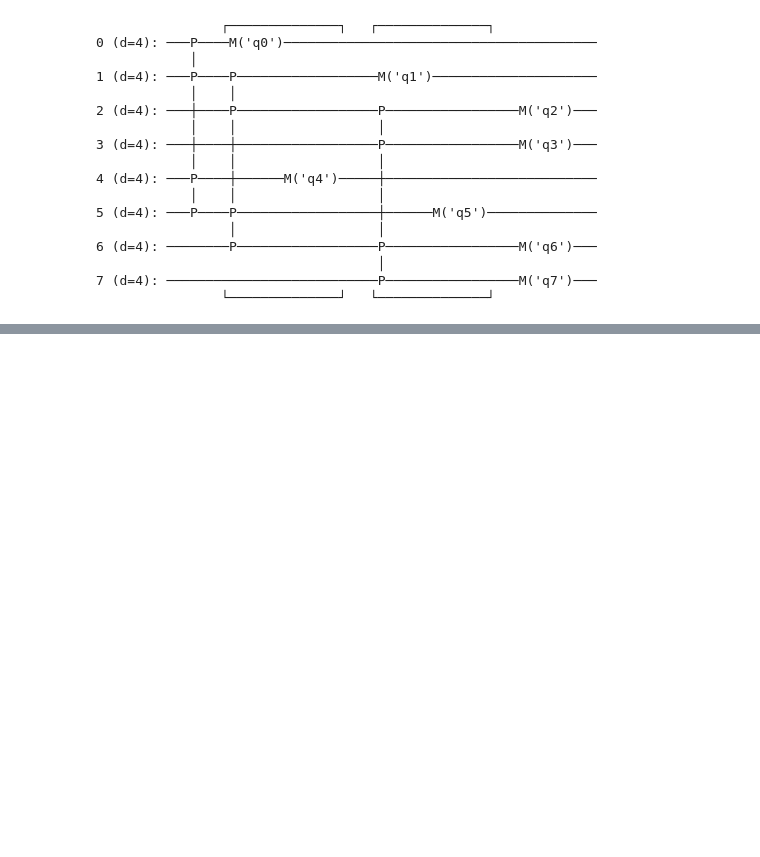
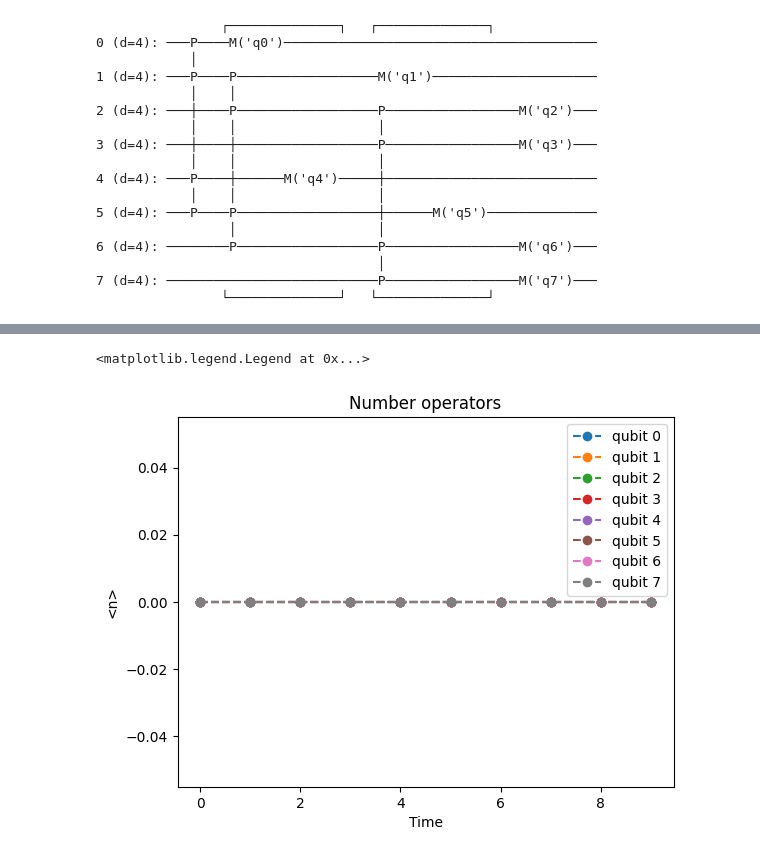
Before and after one commit to rodolfocarobene/qudit_simulations, a Jupyter notebook: notebooks/tv_model.ipynb, the cells around one changed output, grey strips where cells are left out. Cells and saved outputs as stored; diff of their text form; code cells hidden in the pictures; blank space fills up the shorter version.

Commit message:
number operator evolution

```diff
--- a/notebooks/tv_model.ipynb
+++ b/notebooks/tv_model.ipynb
@@ -217,20 +217,3 @@ results[0][0]
                                     │
 7 (d=4): ───────────────────────────P─────────────────M('q7')───
                 └──────────────┘   └──────────────┘
-# %%
-# Example of post-processing
-
-result_states = [from_measurements_to_state(res[1]) for res in results]
-def apply_number_op_to_q0(state):
-    len_single_state = len(state)//4
-    substate = state[len_single_state:len_single_state*2]
-    sum_square = 0
-    for el in substate:
-        sum_square += el**2
-    return sum_square
-
-plt.plot(temps, [apply_number_op_to_q0(state) for state in result_states], "o--")
-
-plt.title("Expectation value of the number operator on q0")
-plt.xlabel("Time")
-plt.ylabel("<n>")
@@ -315,0 +301,27 @@ plt.ylim(-0.5, 1.5)
+# %%
+subsystems = [
+    [0], [1], [2], [3], [4], [5], [6], [7]
+]
+num_evol_res = {str(i[0]): [] for i in subsystems}
+for idx, qubit in enumerate(subsystems):
+    for state in result_states:
+        sub_res = extract_plaquette(state, qubit)
+        horizontal = Transpose(Matrix(sub_res))
+        vertical = Matrix(sub_res)
+
+        operator = 0.5 * sy_id - 0.5 * sy_gamma_5
+
+        expectation_value = (horizontal * (operator * vertical))[0]
+        num_evol_res[str(idx)].append(expectation_value)
+
+for key in num_evol_res:
+    plt.plot(temps, num_evol_res[key], "o--", label=f"qubit {key}")
+
+plt.title("Number operators")
+plt.xlabel("Time")
+plt.ylabel("<n>")
+plt.legend()
+#plt.ylim(-0.5, 1.5)
+# %% [output]
+<matplotlib.legend.Legend at 0x...>
+[figure, added]
```
Also changed, not shown: parts of 3 cells of this notebook.
